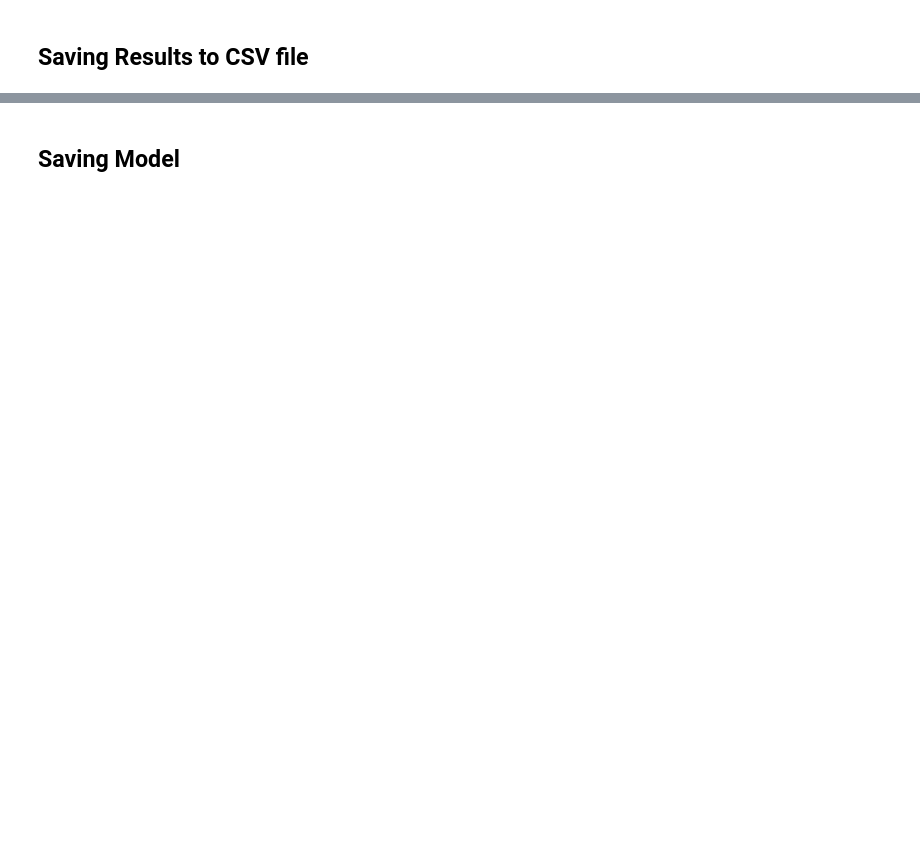
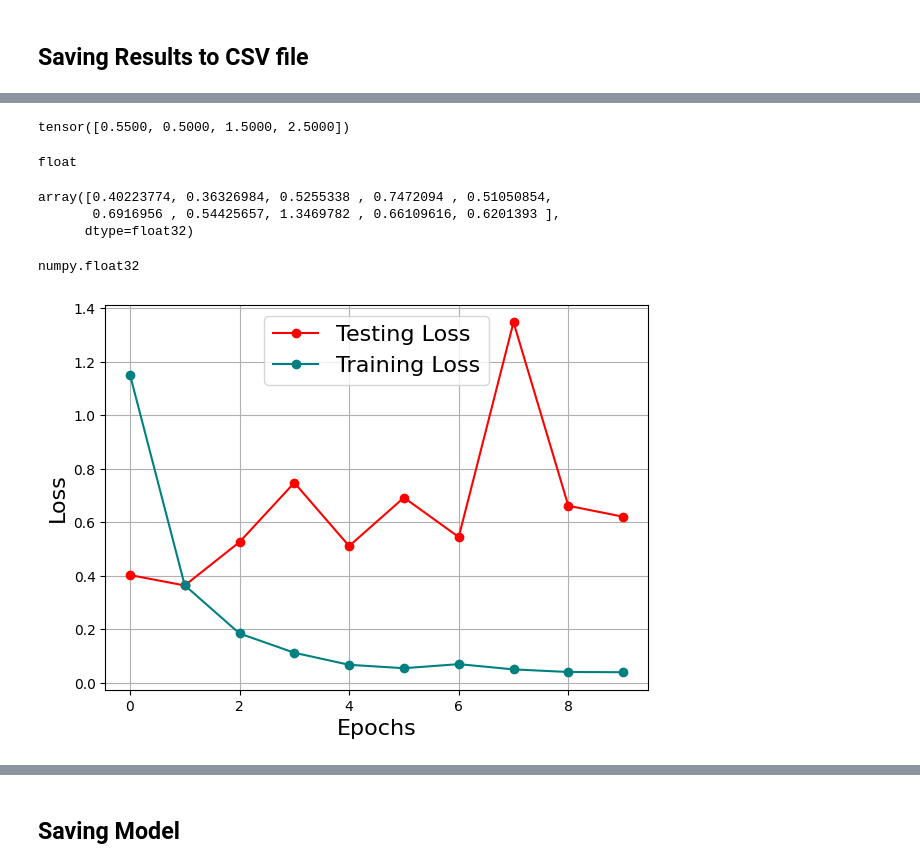
Before and after one commit to Zahidlab/OCT-classifier, a Jupyter notebook: OCT_classifier.ipynb, the cells around one changed output, grey strips where cells are left out. Saved outputs shown, nothing was run; the diff lists cells and outputs as text; code cells hidden in the pictures; blank space fills up the shorter version.

```diff
--- a/OCT_classifier.ipynb
+++ b/OCT_classifier.ipynb
@@ -447,14 +455,14 @@ def train_step(model: torch.nn.Module,
 ## Train - Test
 # %%
 from timeit import default_timer as timer
-from tqdm.auto import tqdm
+from tqdm.notebook import tqdm
 start = timer()
 torch.manual_seed(42)
 LOG = []
 EPOCHS = 10
 
-for epoch in tqdm(range(EPOCHS)):
-  print(f"Epoch: {epoch} \n--------")
+for epoch in range(EPOCHS):
+  print(f"Epoch: {epoch+1} \n--------")
 
 
   train_loss, train_acc = train_step(model=oct_model,
@@ -471,9 +479,10 @@ for epoch in tqdm(range(EPOCHS)):
             loss_fn = loss_fn,
             accuracy_fn=accuracy_fn,
             )
-  LOG.append([epoch, train_loss ,train_acc, test_loss, test_acc, get_date_time()])
+
+  LOG.append([epoch+1, train_loss.item() ,train_acc, test_loss.item(), test_acc])
 
 total_time = timer() - start
 
-print(f"Total Spent time: {total_time/60} Minute")
+print(f"Total Training time: {total_time/60} Minute")
 # %% [output]
@@ -629,0 +632,4 @@ torch.cuda.empty_cache()
+# %%
+np.around(torch.Tensor([0.545454, 0.5, 1.5, 2.5]), 2)
+# %% [output]
+tensor([0.5500, 0.5000, 1.5000, 2.5000])
@@ -629,0 +649,33 @@ torch.cuda.empty_cache()
+# %%
+type(LOG[0][1])
+# %% [output]
+float
+# %%
+import numpy as np
+log_array = np.array(LOG, dtype = 'f' )
+
+epochs = log_array[:,0]
+test_losses = log_array[:,3]
+# test_losses = np.around(test_losses, 2)
+train_losses = log_array[:,1]
+test_acc = log_array[:, 4]
+train_acc = log_array[:, 2]
+test_losses
+# %% [output]
+array([0.40223774, 0.36326984, 0.5255338 , 0.7472094 , 0.51050854,
+       0.6916956 , 0.54425657, 1.3469782 , 0.66109616, 0.6201393 ],
+      dtype=float32)
+# %%
+type(log_array[0][0])
+# %% [output]
+numpy.float32
+# %%
+plt.figure(figsize = (7,5))
+plt.plot( test_losses, color ='red', marker = 'o', label = 'Testing Loss')
+plt.plot( train_losses, color ='teal', marker = 'o', label = 'Training Loss')
+legend = plt.legend(loc = 'best', fontsize = 16)
+plt.xlabel("Epochs", fontsize = 16, color = 'black')
+plt.ylabel("Loss", fontsize = 16, color = 'black')
+plt.grid()
+# %% [output]
+[figure, added]
```
Also changed, not shown: parts of 18 cells of this notebook.
